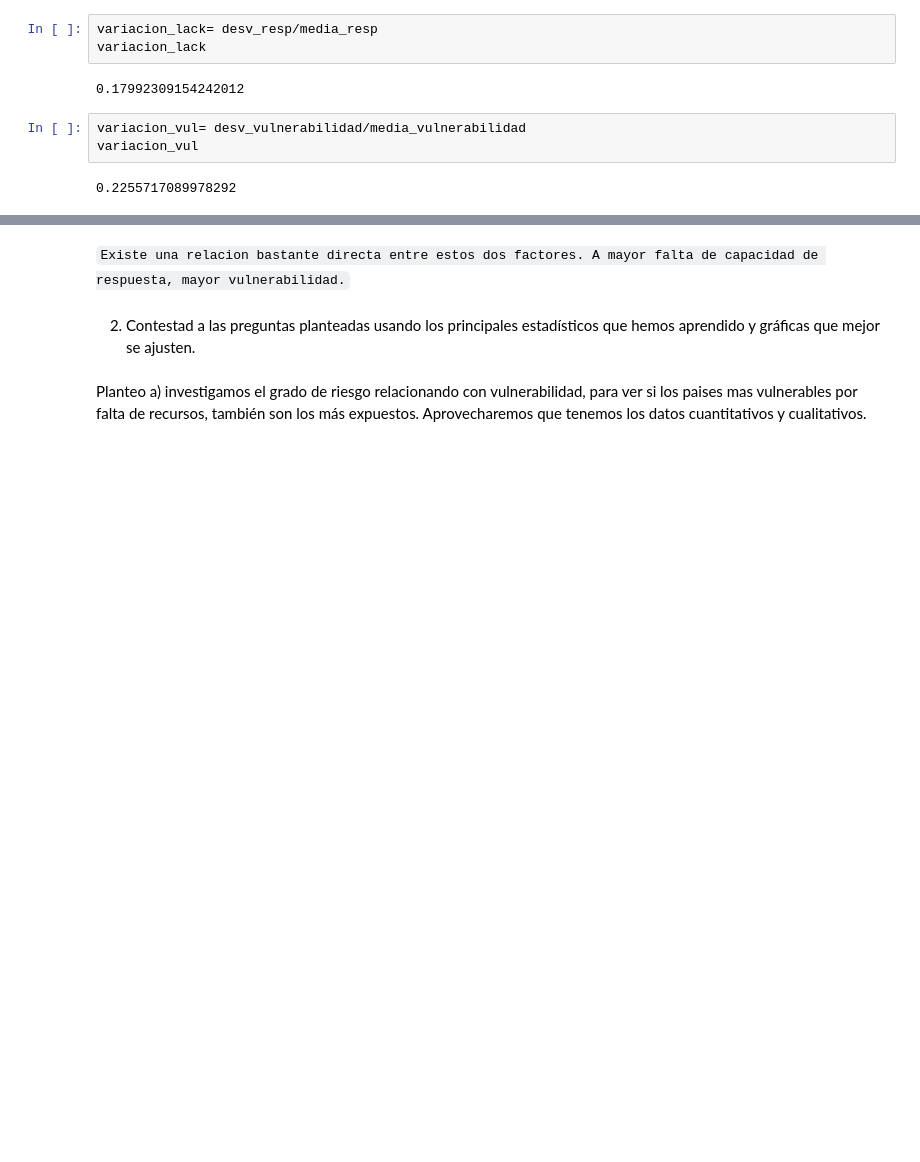
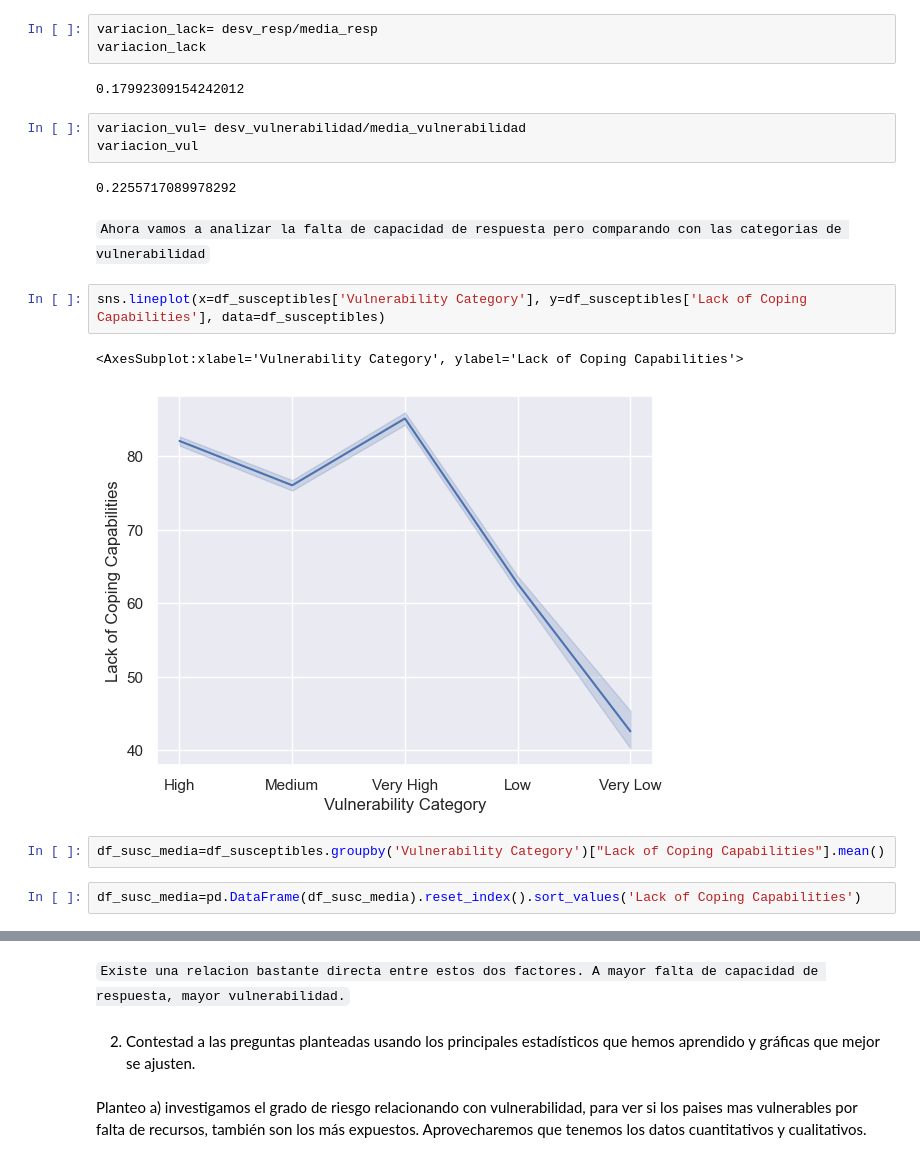
Before and after one commit to Adalab/DA_PromoC_Modulo2_Sprint1_Ana-Anahi, a Jupyter notebook: Estadistica/pp-Estadistica-Viz.ipynb, the cells around one changed output, grey strips where cells are left out. Saved outputs shown, nothing was run; the diff lists cells and outputs as text; blank space fills up the shorter version.

```diff
--- a/Estadistica/pp-Estadistica-Viz.ipynb
+++ b/Estadistica/pp-Estadistica-Viz.ipynb
@@ -363,3 +362,14 @@ variacion_vul= desv_vulnerabilidad/media_vulnerabilidad
 variacion_vul
 # %% [output]
 0.2255717089978292
+# %% [markdown]
+`Ahora vamos a analizar la falta de capacidad de respuesta pero comparando con las categorias de vulnerabilidad`
+# %%
+sns.lineplot(x=df_susceptibles['Vulnerability Category'], y=df_susceptibles['Lack of Coping Capabilities'], data=df_susceptibles)
+# %% [output]
+<AxesSubplot:xlabel='Vulnerability Category', ylabel='Lack of Coping Capabilities'>
+[figure, added]
+# %%
+df_susc_media=df_susceptibles.groupby('Vulnerability Category')["Lack of Coping Capabilities"].mean()
+# %%
+df_susc_media=pd.DataFrame(df_susc_media).reset_index().sort_values('Lack of Coping Capabilities')
```
Also changed, not shown: parts of 8 cells of this notebook.
